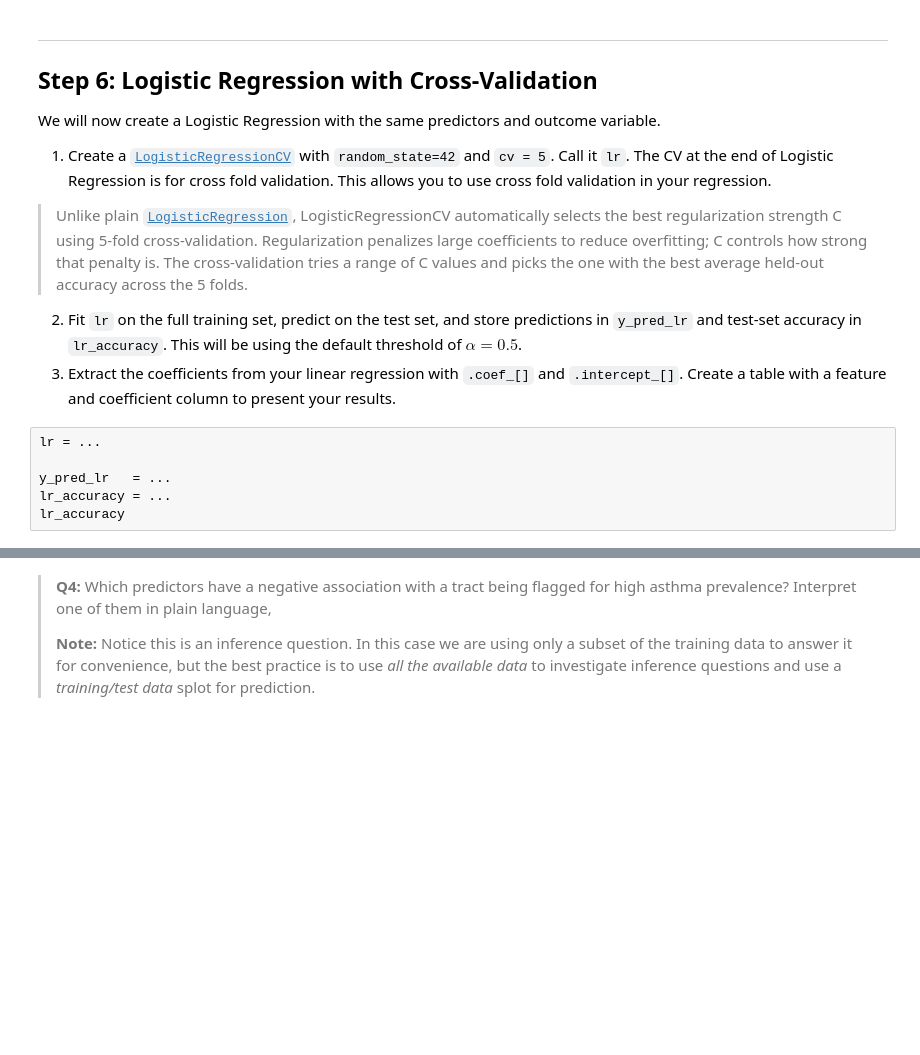
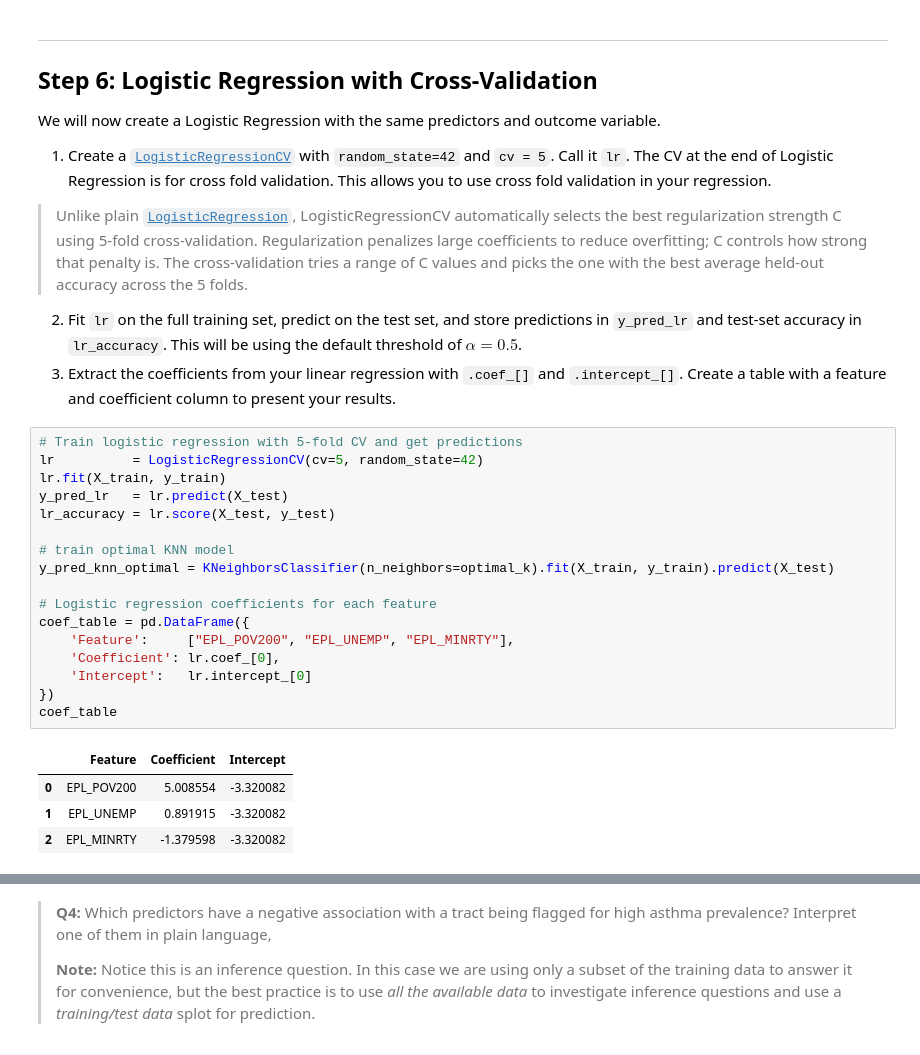
Before and after one commit to ht-oliver/assignment-2, a Jupyter notebook: task2/hw2-task2.ipynb, the cells around one changed output, grey strips where cells are left out. Drawn from its saved outputs; the diff is of its cells as text; blank space fills up the shorter version.

```diff
--- a/task2/hw2-task2.ipynb
+++ b/task2/hw2-task2.ipynb
@@ -262,10 +266,26 @@ We will now create a Logistic Regression with the same predictors and outcome va
 2. Fit `lr` on the full training set, predict on the test set, and store predictions in `y_pred_lr` and test-set accuracy in `lr_accuracy`. This will be using the default threshold of $\alpha=0.5$.
 3. Extract the coefficients from your linear regression with `.coef_[]` and `.intercept_[]`. Create a table with a feature and coefficient column to present your results.
 # %%
-lr = ...
+# Train logistic regression with 5-fold CV and get predictions
+lr          = LogisticRegressionCV(cv=5, random_state=42)
+lr.fit(X_train, y_train)
+y_pred_lr   = lr.predict(X_test)
+lr_accuracy = lr.score(X_test, y_test)
 
-y_pred_lr   = ...
-lr_accuracy = ...
-lr_accuracy
+# train optimal KNN model
+y_pred_knn_optimal = KNeighborsClassifier(n_neighbors=optimal_k).fit(X_train, y_train).predict(X_test)
+
+# Logistic regression coefficients for each feature
+coef_table = pd.DataFrame({
+    'Feature':     ["EPL_POV200", "EPL_UNEMP", "EPL_MINRTY"],
+    'Coefficient': lr.coef_[0],
+    'Intercept':   lr.intercept_[0]
+})
+coef_table
+# %% [output]
+|  | Feature | Coefficient | Intercept |
+| 0 | EPL_POV200 | 5.008554 | -3.320082 |
+| 1 | EPL_UNEMP | 0.891915 | -3.320082 |
+| 2 | EPL_MINRTY | -1.379598 | -3.320082 |
 # %%
 grader.check("q9")
```
Also changed, not shown: parts of 6 cells of this notebook.
